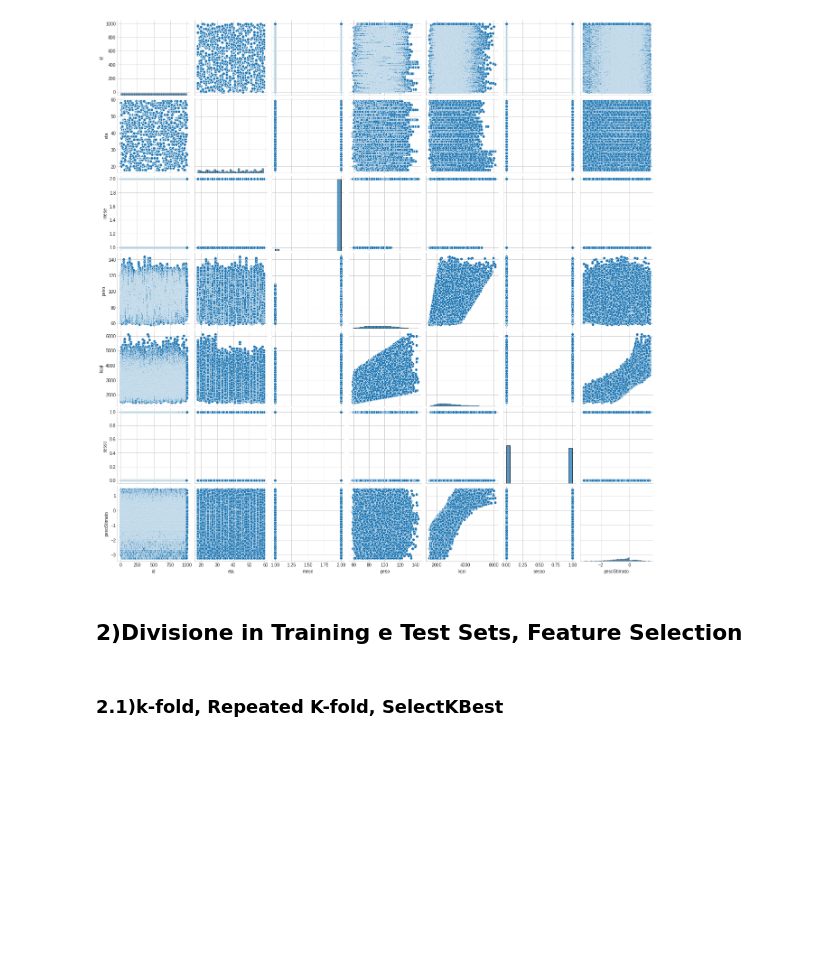
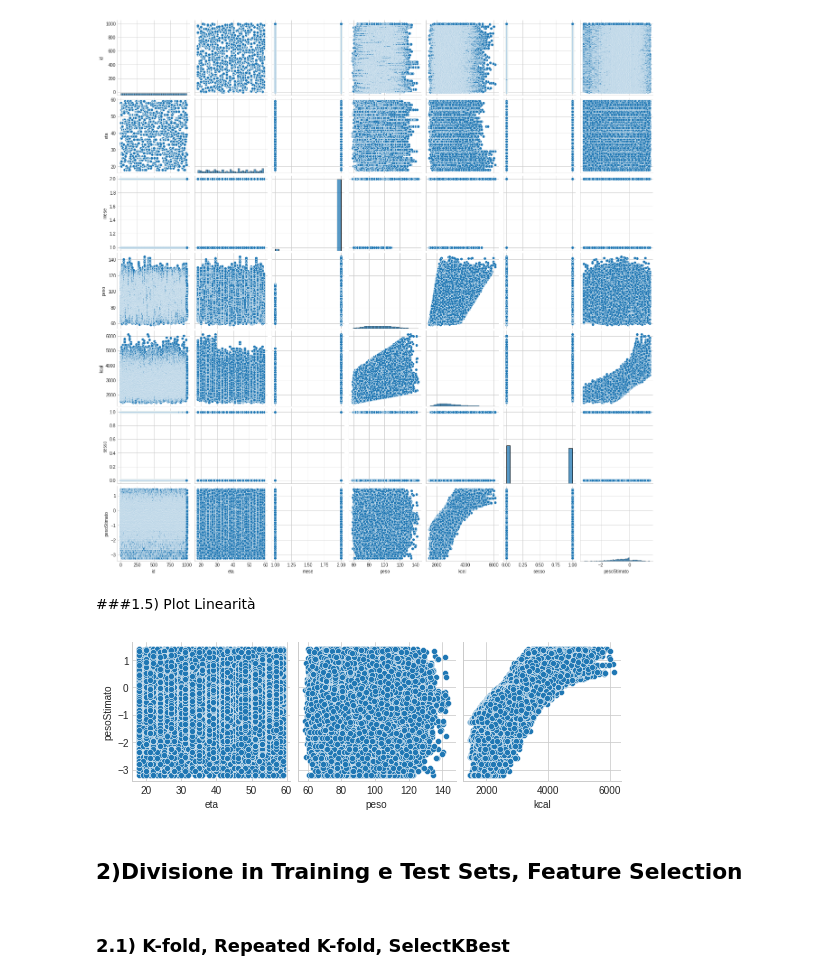
Before and after one commit to rebeccadimatteo/FitDiary_FIA, a Jupyter notebook: regressioneLineare.ipynb, the cells around one changed output. Drawn from its saved outputs; the diff is of its cells as text; code cells hidden in the pictures; blank space fills up the shorter version.

```diff
--- a/regressioneLineare.ipynb
+++ b/regressioneLineare.ipynb
@@ -84,22 +80,29 @@ dtype: bool
 # %%
-# import seaborn as sb
-# import matplotlib.pyplot as plt
-# from matplotlib import style
+import seaborn as sb
+import matplotlib.pyplot as plt
+from matplotlib import style
 
-# style.use('seaborn-whitegrid')
+style.use('seaborn-whitegrid')
 
-# plt.rcParams['figure.figsize'] = (20,10)
+plt.rcParams['figure.figsize'] = (20,10)
 
+sb.pairplot(df)
 
-# sb.pairplot(df)
-
-# plt.savefig('pairplor.png')
+plt.savefig('pairplor.png')
 # %% [output]
 [figure]
+# %% [markdown]
+###1.5) Plot Linearità
+# %%
+sb.pairplot(df,x_vars=["eta", "peso", "kcal"], y_vars=["pesoStimato"])
+
+plt.savefig('linearPlot.png')
+# %% [output]
+[figure, added]
 # %% [markdown]
 ## 2)Divisione in Training e Test Sets, Feature Selection
 # %% [markdown]
-### 2.1)k-fold, Repeated K-fold, SelectKBest
+### 2.1) K-fold, Repeated K-fold, SelectKBest
 # %%
 from re import M
 from sklearn.model_selection import RepeatedKFold, KFold
```
Also changed, not shown: parts of 6 cells of this notebook.
